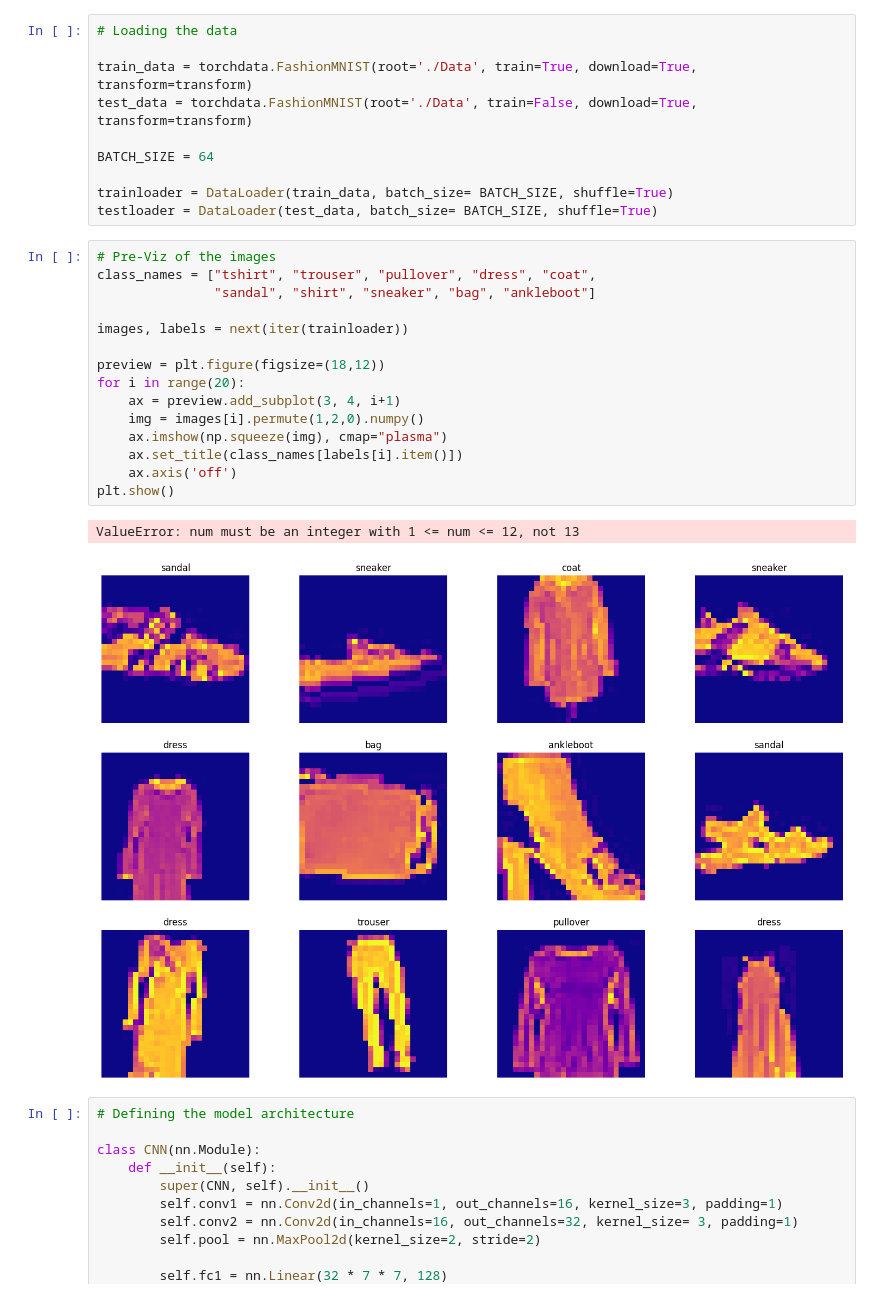
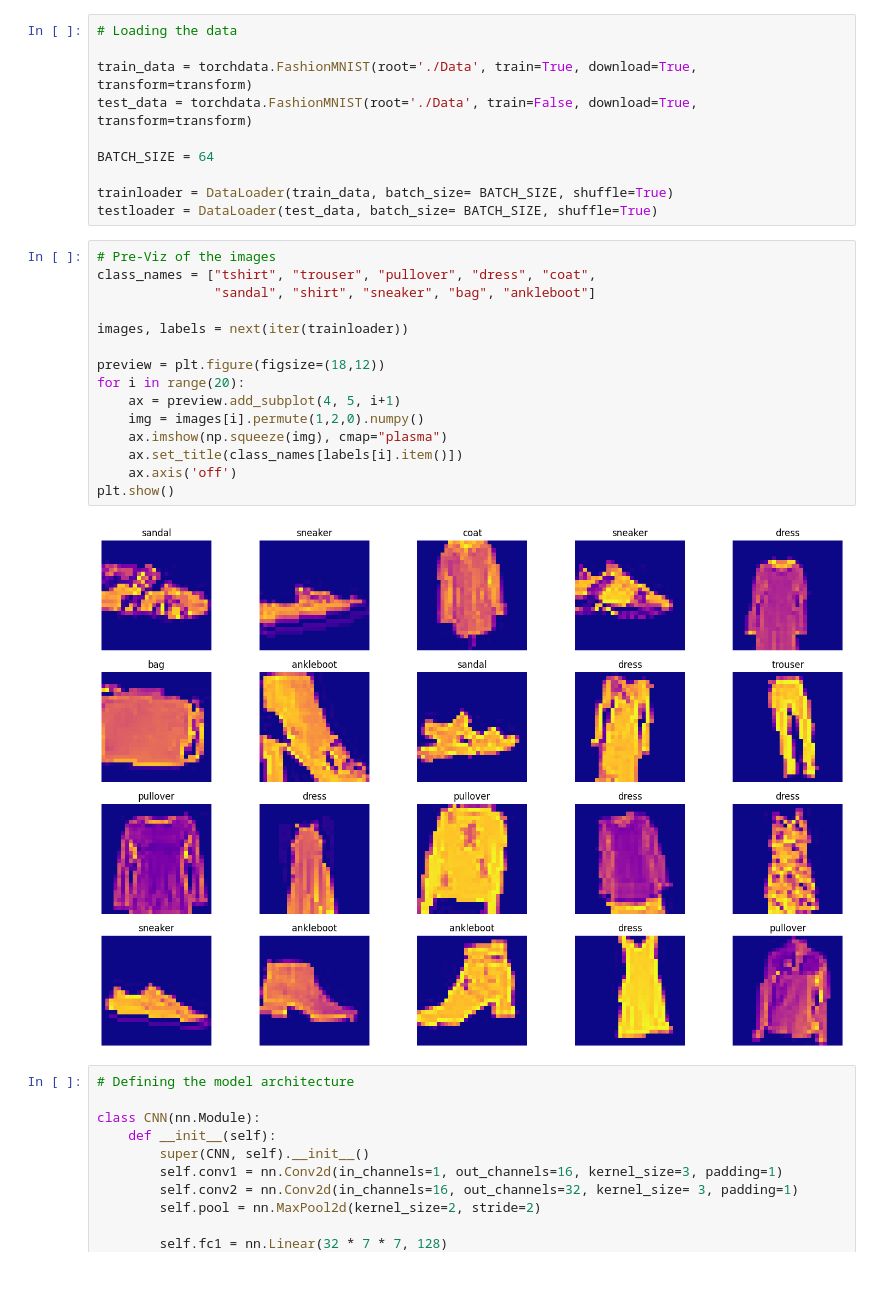
Before and after one commit to ch0fas/ML_Projects, a Jupyter notebook: fashion_mnist.ipynb, the cells around one changed output. Cells and saved outputs as stored; diff of their text form.

```diff
--- a/fashion_mnist.ipynb
+++ b/fashion_mnist.ipynb
@@ -599,21 +597,20 @@ testloader = DataLoader(test_data, batch_size= BATCH_SIZE, shuffle=True)
 # %%
 # Pre-Viz of the images
 class_names = ["tshirt", "trouser", "pullover", "dress", "coat",
                "sandal", "shirt", "sneaker", "bag", "ankleboot"]
 
 images, labels = next(iter(trainloader))
 
 preview = plt.figure(figsize=(18,12))
 for i in range(20):
-    ax = preview.add_subplot(3, 4, i+1)
+    ax = preview.add_subplot(4, 5, i+1)
     img = images[i].permute(1,2,0).numpy()
     ax.imshow(np.squeeze(img), cmap="plasma")
     ax.set_title(class_names[labels[i].item()])
     ax.axis('off')
 plt.show()
 # %% [output]
-ValueError: num must be an integer with 1 <= num <= 12, not 13
-[figure, old version]
+[figure, new version]
 # %%
 # Defining the model architecture
 
```
Also changed, not shown: parts of 1 cell of this notebook.
